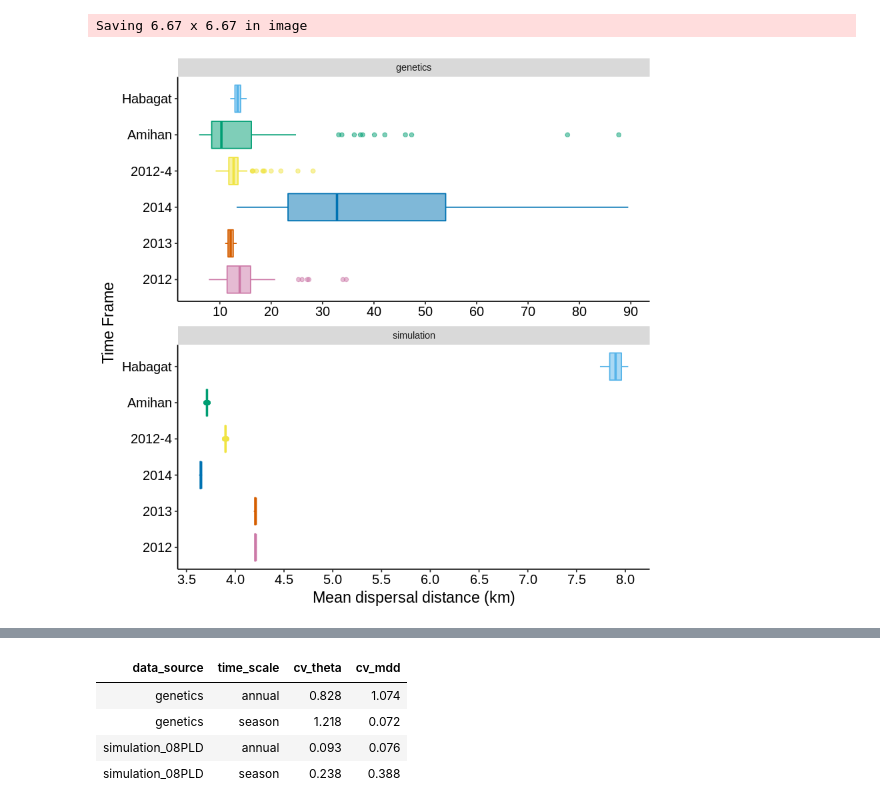
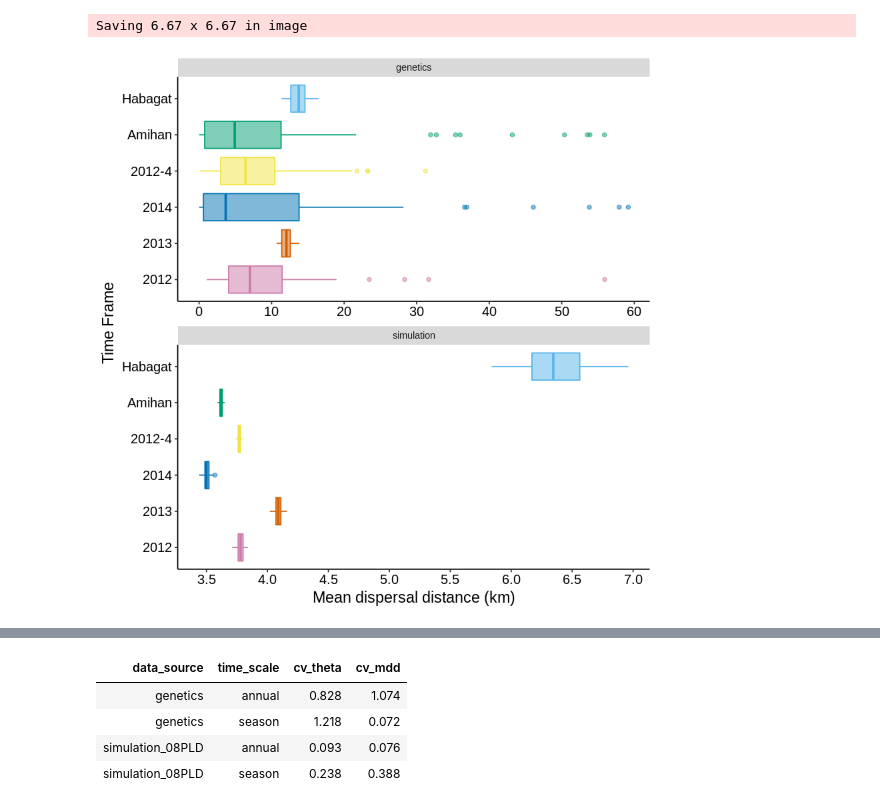
Before and after one commit to pinskylab/CamotesROMS, a Jupyter notebook: notebooks/process_ROMS_kernels.ipynb, the cells around one changed output, grey strips where cells are left out. Saved outputs shown, nothing was run; the diff lists cells and outputs as text; code cells hidden in the pictures.

```diff
--- a/notebooks/process_ROMS_kernels.ipynb
+++ b/notebooks/process_ROMS_kernels.ipynb
@@ -68,20 +45,20 @@ GenKernels <- fread("~/oceanography/script_output/KernelFits/summary_tables/Gene
 
 #read in the likelihood surfaces tables
 #Genetics
-ProfileGen2012 <- fread(file="~/oceanography/script_output/KernelFits/profiles/LikelihoodProfileGenetic2012NarrowSearch.csv", header = T)
-ProfileGen2013 <- fread(file="~/oceanography/script_output/KernelFits/profiles/LikelihoodProfileGenetic2013NarrowSearch.csv", header = T)
-ProfileGen2014 <- fread(file="~/oceanography/script_output/KernelFits/profiles/LikelihoodProfileGenetic2014NarrowSearch.csv", header = T)
-ProfileGen2012_4 <- fread(file="~/oceanography/script_output/KernelFits/profiles/LikelihoodProfileGenetic2012_4NarrowSearch.csv", header = T)
-ProfileGenNEM <- fread(file="~/oceanography/script_output/KernelFits/profiles/LikelihoodProfileGeneticNEMNarrowSearch.csv", header = T)
-ProfileGenSWM <- fread(file="~/oceanography/script_output/KernelFits/profiles/LikelihoodProfileGeneticSWMNarrowSearch.csv", header = T)
+ProfileGen2012 <- fread(file="~/oceanography/script_output/KernelFits/profiles/older_than_2022-01-24/LikelihoodProfileGenetic2012NarrowSearch.csv", header = T)
+ProfileGen2013 <- fread(file="~/oceanography/script_output/KernelFits/profiles/older_than_2022-01-24/LikelihoodProfileGenetic2013NarrowSearch.csv", header = T)
+ProfileGen2014 <- fread(file="~/oceanography/script_output/KernelFits/profiles/older_than_2022-01-24/LikelihoodProfileGenetic2014NarrowSearch.csv", header = T)
+ProfileGen2012_4 <- fread(file="~/oceanography/script_output/KernelFits/profiles/older_than_2022-01-24/LikelihoodProfileGenetic2012_4NarrowSearch.csv", header = T)
+ProfileGenNEM <- fread(file="~/oceanography/script_output/KernelFits/profiles/older_than_2022-01-24/LikelihoodProfileGeneticNEMNarrowSearch.csv", header = T)
+ProfileGenSWM <- fread(file="~/oceanography/script_output/KernelFits/profiles/older_than_2022-01-24/LikelihoodProfileGeneticSWMNarrowSearch.csv", header = T)
 
 #ROMS simulations
-ProfileSim2012 <- fread(file="~/oceanography/script_output/KernelFits/profiles/LikelihoodProfileBiophysical2012.csv", header = T)
-ProfileSim2013 <- fread(file="~/oceanography/script_output/KernelFits/profiles/LikelihoodProfileBiophysical2013.csv", header = T)
-ProfileSim2014 <- fread(file="~/oceanography/script_output/KernelFits/profiles/LikelihoodProfileBiophysical2014.csv", header = T)
-ProfileSim2012_4 <- fread(file="~/oceanography/script_output/KernelFits/profiles/LikelihoodProfileBiophysical2012_4.csv", header = T)
-ProfileSimNEM <- fread(file="~/oceanography/script_output/KernelFits/profiles/LikelihoodProfileBiophysicalNEM.csv", header = T)
-ProfileSimSWM <- fread(file="~/oceanography/script_output/KernelFits/profiles/LikelihoodProfileBiophysicalSWM.csv", header = T)
+ProfileSim2012 <- fread(file="~/oceanography/script_output/KernelFits/profiles/LikelihoodProfile-Biophysical-2012-NarrowSearch-08DayPLD.csv", header = T)
+ProfileSim2013 <- fread(file="~/oceanography/script_output/KernelFits/profiles/LikelihoodProfile-Biophysical-2013-NarrowSearch-08DayPLD.csv", header = T)
+ProfileSim2014 <- fread(file="~/oceanography/script_output/KernelFits/profiles/LikelihoodProfile-Biophysical-2014-NarrowSearch-08DayPLD.csv", header = T)
+ProfileSim2012_4 <- fread(file="~/oceanography/script_output/KernelFits/profiles/LikelihoodProfile-Biophysical-2012-4-NarrowSearch-08DayPLD.csv", header = T)
+ProfileSimNEM <- fread(file="~/oceanography/script_output/KernelFits/profiles/LikelihoodProfile-Biophysical-NEM-NarrowSearch-08DayPLD.csv", header = T)
+ProfileSimSWM <- fread(file="~/oceanography/script_output/KernelFits/profiles/LikelihoodProfile-Biophysical-SWM-NarrowSearch-08DayPLD.csv", header = T)
 
 #ensure the likelihood surfaces found the same best fit as the bbmle optimization for both simulation and Geneticss
 #done
@@ -487,36 +406,36 @@ head(GenPlusSimKernelsSamp)
 # %%
 #panel plot of the metrics of interest
 cbbPalette <- c("#000000", "#E69F00", "#56B4E9", "#009E73", "#F0E442", "#0072B2", "#D55E00", "#CC79A7")
 cbbPalette_rev <- rev(cbbPalette)
-GenPlusSimKernelsSamp95CI$time_id <- factor(GenPlusSimKernelsSamp95CI$time_id, levels=c("2012", "2013", "2014", "2012-4", "Amihan", "Habagat"))
-GenPlusSimKernelsSamp95CI[data_source=="simulation_08PLD", data_source:="simulation"]
+GenPlusSimKernelsSamp$time_id <- factor(GenPlusSimKernelsSamp$time_id, levels=c("2012", "2013", "2014", "2012-4", "Amihan", "Habagat"))
+GenPlusSimKernelsSamp[data_source=="simulation_08PLD", data_source:="simulation"]
 mdd_box <- ggplot() +
-    geom_boxplot(data=GenPlusSimKernelsSamp95CI[mdd >0& mdd <100], aes(x=time_id, y=mdd, color=time_id, fill=time_id), alpha=0.5) +
+    geom_boxplot(data=GenPlusSimKernelsSamp[mdd >0& mdd <60], aes(x=time_id, y=mdd, color=time_id, fill=time_id), alpha=0.5) +
     #geom_point(data=KernelFittingSummary, aes(x=time_id, y=mdd), fill="black",color="darkgray", shape=21) +
     coord_flip() +
     #scale_x_continuous(limits = c(0, 100), expand=c(0,0)) +
     #scale_y_continuous(limits = c(0, 83), expand = c(0,0))+
     theme(panel.grid.major = element_blank(),
     plot.margin=unit(c(0.2,0.2,0.2,0.2),"cm"),
     panel.grid.minor = element_blank(),
     panel.background = element_blank(), #,
     axis.line = element_line(colour = "black")) +
     xlab("Time Frame") +
     ylab("Mean dispersal distance (km)") +
     theme(axis.text.x = element_text(size=12, color="black"),#15 for publication, 20 for presentation #element_text(size=15, color="black", family="Helvetica"),
     axis.text.y =  element_text(size=12, color="black"),
     axis.title.y =  element_text(size=14, color="black"),
     axis.title.x =  element_text(size=14, color="black"),
     legend.position = "none") +
     scale_colour_manual(values=cbbPalette_rev)+
     scale_fill_manual(values=cbbPalette_rev)+
     scale_y_continuous(n.breaks = 10) +
     facet_wrap(~ data_source, ncol = 1, scales = "free")
 
 mdd_box
 #ggsave(filename="GenPlusSimMDD.pdf", plot= mdd_box, path="~/oceanography/script_output/plots/" )
 # %% [output]
 Saving 6.67 x 6.67 in image
-[figure, old version]
+[figure, new version]
 # %%
 GenKernels
```
Also changed, not shown: parts of 41 cells of this notebook, 8 other files.
